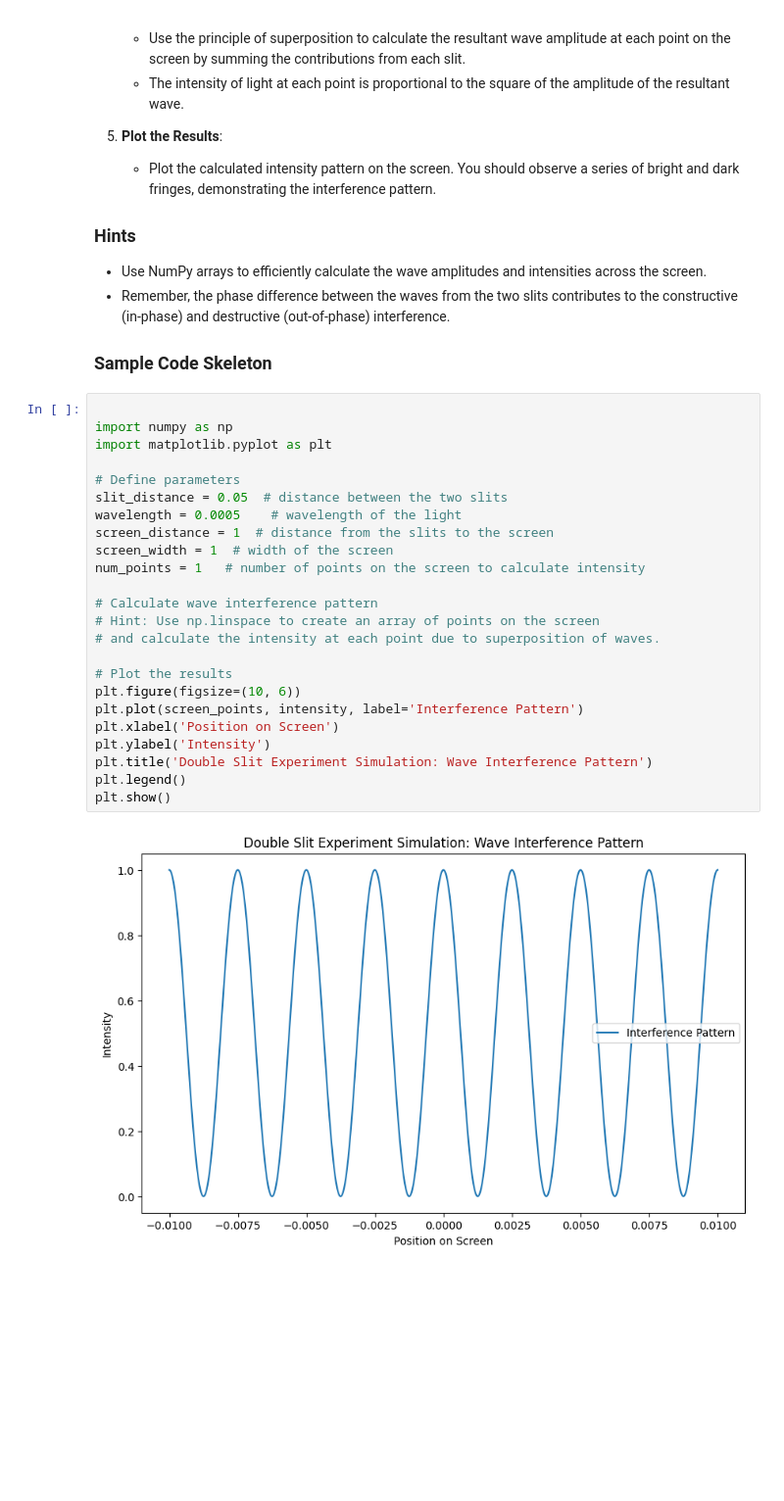
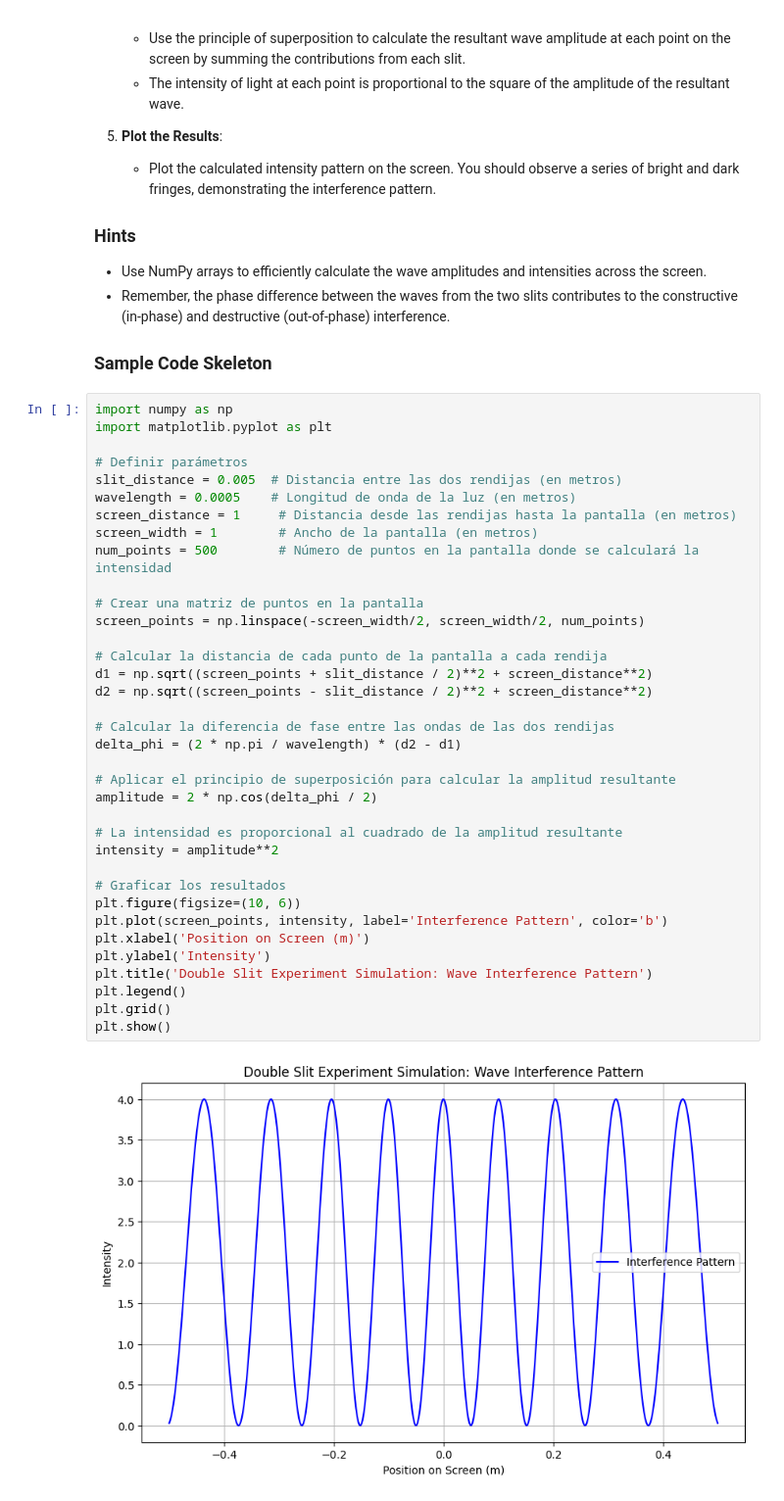
Before and after one commit to J4R3D6/Ciencias-Naturales-y-Tecnologia-CNYT, a Jupyter notebook: TallerClasicToQuantum/TallerClasicToQuantum.ipynb, the cells around one changed output. Shown at 98% size. Drawn from its saved outputs; the diff is of its cells as text; blank space fills up the shorter version.

```diff
--- a/TallerClasicToQuantum/TallerClasicToQuantum.ipynb
+++ b/TallerClasicToQuantum/TallerClasicToQuantum.ipynb
@@ -230,29 +230,41 @@ Your task is to simulate the wave interference pattern using Python. Assume each
 - Remember, the phase difference between the waves from the two slits contributes to the constructive (in-phase) and destructive (out-of-phase) interference.
 
 ### Sample Code Skeleton
-# %%
-
-import numpy as np
-import matplotlib.pyplot as plt
-
-# Define parameters
-slit_distance = 0.05  # distance between the two slits
-wavelength = 0.0005    # wavelength of the light
-screen_distance = 1  # distance from the slits to the screen
-screen_width = 1  # width of the screen
-num_points = 1   # number of points on the screen to calculate intensity
-
-# Calculate wave interference pattern
-# Hint: Use np.linspace to create an array of points on the screen
-# and calculate the intensity at each point due to superposition of waves.
-
-# Plot the results
-plt.figure(figsize=(10, 6))
-plt.plot(screen_points, intensity, label='Interference Pattern')
-plt.xlabel('Position on Screen')
-plt.ylabel('Intensity')
-plt.title('Double Slit Experiment Simulation: Wave Interference Pattern')
-plt.legend()
-plt.show()
-# %% [output]
-[figure, removed]
+# %%
+import numpy as np
+import matplotlib.pyplot as plt
+
+# Definir parámetros
+slit_distance = 0.005  # Distancia entre las dos rendijas (en metros)
+wavelength = 0.0005    # Longitud de onda de la luz (en metros)
+screen_distance = 1     # Distancia desde las rendijas hasta la pantalla (en metros)
+screen_width = 1        # Ancho de la pantalla (en metros)
+num_points = 500        # Número de puntos en la pantalla donde se calculará la intensidad
+
+# Crear una matriz de puntos en la pantalla
+screen_points = np.linspace(-screen_width/2, screen_width/2, num_points)
+
+# Calcular la distancia de cada punto de la pantalla a cada rendija
+d1 = np.sqrt((screen_points + slit_distance / 2)**2 + screen_distance**2)
+d2 = np.sqrt((screen_points - slit_distance / 2)**2 + screen_distance**2)
+
+# Calcular la diferencia de fase entre las ondas de las dos rendijas
+delta_phi = (2 * np.pi / wavelength) * (d2 - d1)
+
+# Aplicar el principio de superposición para calcular la amplitud resultante
+amplitude = 2 * np.cos(delta_phi / 2)
+
+# La intensidad es proporcional al cuadrado de la amplitud resultante
+intensity = amplitude**2
+
+# Graficar los resultados
+plt.figure(figsize=(10, 6))
+plt.plot(screen_points, intensity, label='Interference Pattern', color='b')
+plt.xlabel('Position on Screen (m)')
+plt.ylabel('Intensity')
+plt.title('Double Slit Experiment Simulation: Wave Interference Pattern')
+plt.legend()
+plt.grid()
+plt.show()
+# %% [output]
+[figure, added]
```
